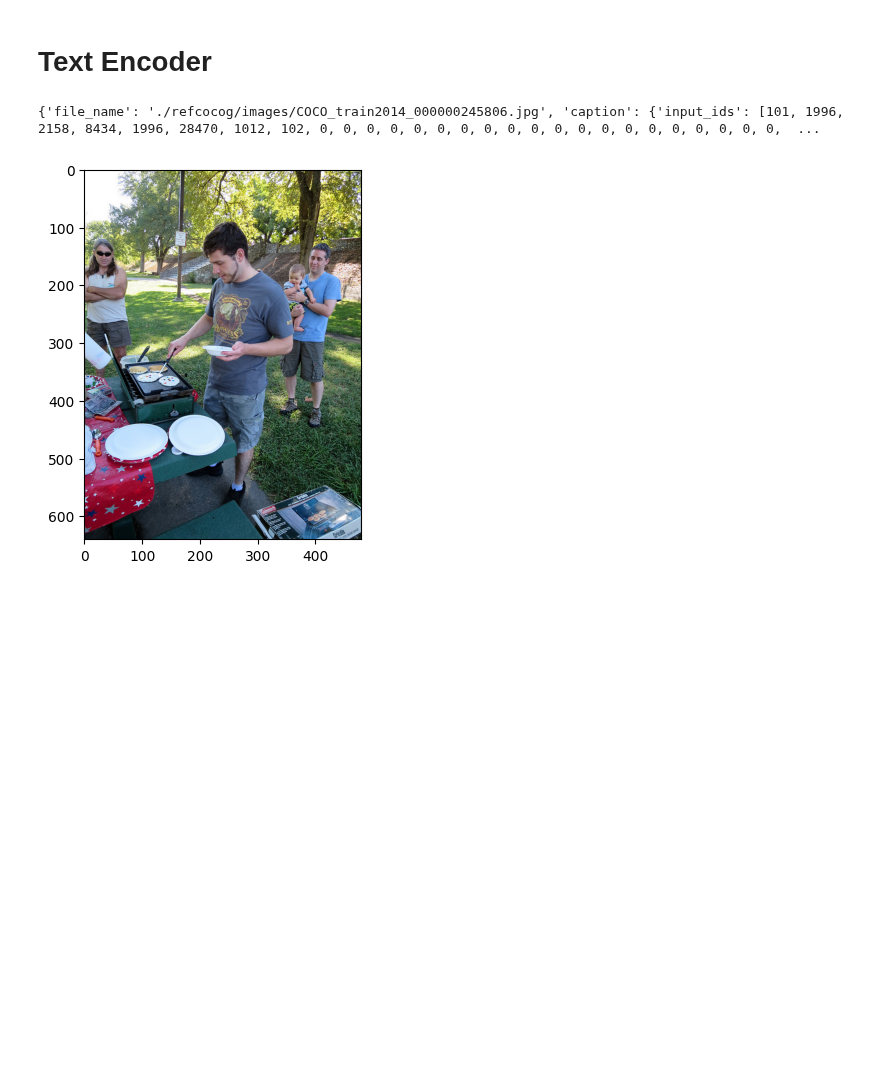
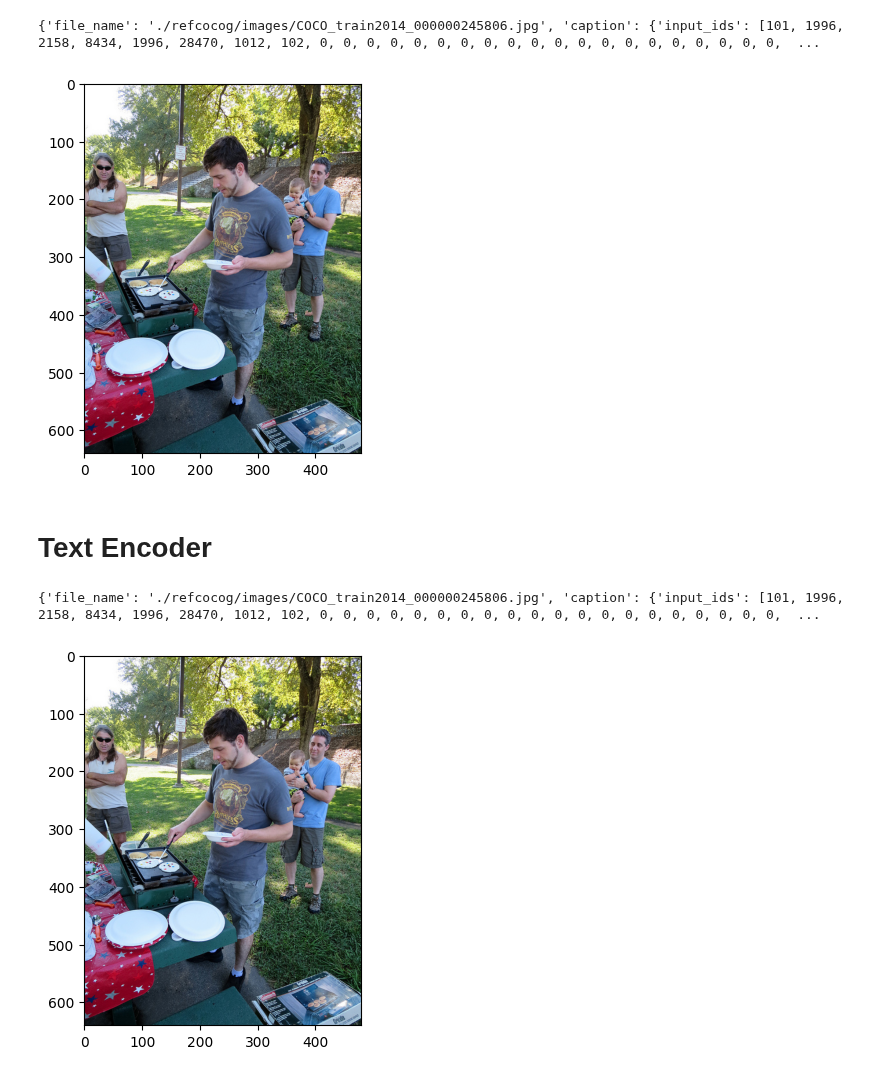
Before and after one commit to MattiaCarolo/DL2023-Carolo-Maines, a Jupyter notebook: CLIP_working.ipynb, the cells around one changed output. Cells and saved outputs as stored; diff of their text form; code cells hidden in the pictures; blank space fills up the shorter version.

```diff
--- a/CLIP_working.ipynb
+++ b/CLIP_working.ipynb
@@ -130,6 +148,16 @@ transform = transforms.Compose([
     transforms.ToTensor(),
     transforms.Normalize(mean=[0.485, 0.456, 0.406], std=[0.229, 0.224, 0.225]),
 ])
+# %%
+#tokenizer = DistilBertTokenizer.from_pretrained("distilbert-base-uncased")
+tokenizer = BertTokenizer.from_pretrained('bert-base-uncased')
+dataset_train = RefCOCOg(refs, annotations, tokenizer, split="train")
+plt.imshow(Image.open(dataset_train[7341]["file_name"]))
+print(dataset_train[7341])
+dataloader_train = DataLoader(dataset_train, batch_size=1, collate_fn=collate_fn)
+# %% [output]
+{'file_name': './refcocog/images/COCO_train2014_000000245806.jpg', 'caption': {'input_ids': [101, 1996, 2158, 8434, 1996, 28470, 1012, 102, 0, 0, 0, 0, 0, 0, 0, 0, 0, 0, 0, 0, 0, 0, 0, 0, 0, 0, 0, 0,  ...
+[figure, added]
 # %% [markdown]
 # Text Encoder
 # %%
```
Also changed, not shown: parts of 2 cells of this notebook, 3 other files.
